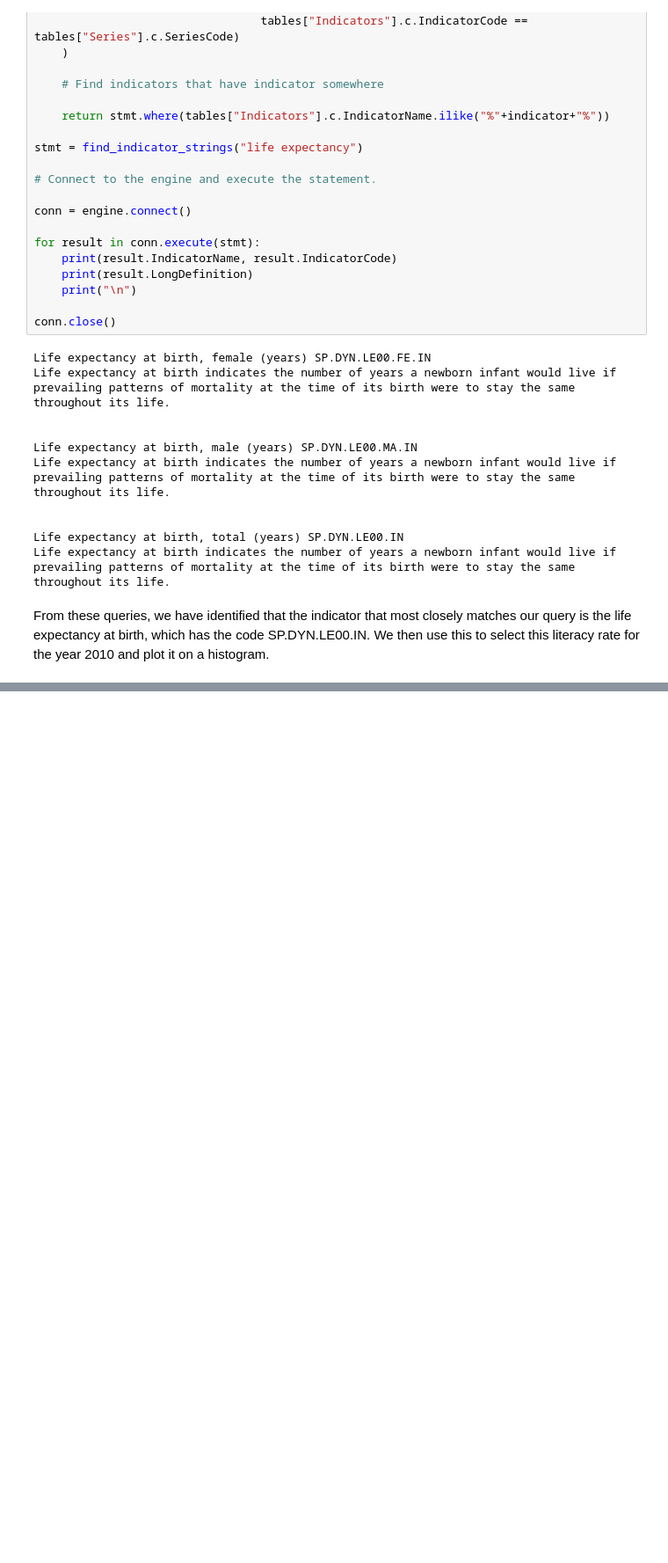
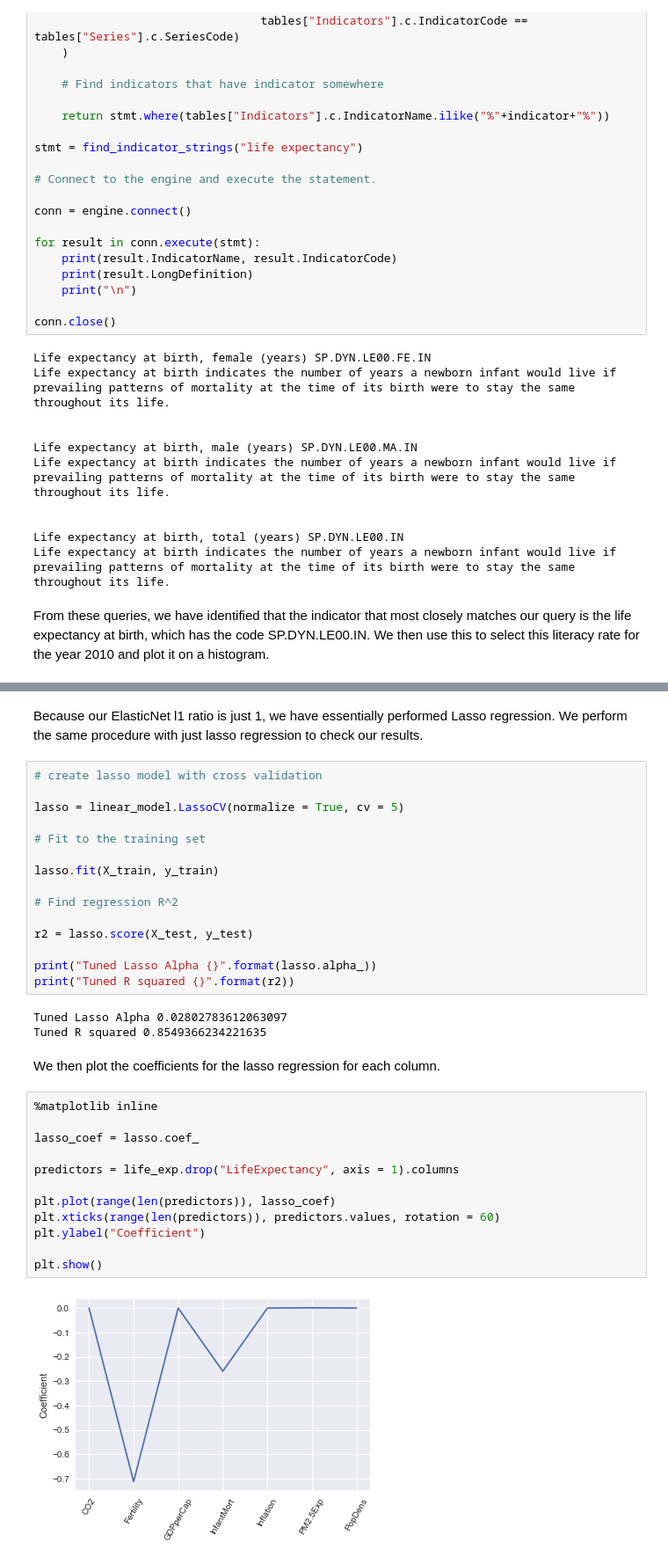
Before and after one commit to aawiegel/World-Dev-Indicators, a Jupyter notebook: WorldDevLifeExpectancy.ipynb, the cells around one changed output, grey strips where cells are left out. Shown: that part at 88% size. Drawn from its saved outputs; the diff is of its cells as text; blank space fills up the shorter version.

```diff
--- a/WorldDevLifeExpectancy.ipynb
+++ b/WorldDevLifeExpectancy.ipynb
@@ -264,0 +308,36 @@ Certainly, each variable is highly correlated with itself. However, it seems PM2
+# %% [markdown]
+Because our ElasticNet l1 ratio is just 1, we have essentially performed Lasso regression. We perform the same procedure with just lasso regression to check our results.
+# %%
+# create lasso model with cross validation
+
+lasso = linear_model.LassoCV(normalize = True, cv = 5)
+
+# Fit to the training set
+
+lasso.fit(X_train, y_train)
+
+# Find regression R^2
+
+r2 = lasso.score(X_test, y_test)
+
+print("Tuned Lasso Alpha {}".format(lasso.alpha_))
+print("Tuned R squared {}".format(r2))
+# %% [output]
+Tuned Lasso Alpha 0.02802783612063097
+Tuned R squared 0.8549366234221635
+# %% [markdown]
+We then plot the coefficients for the lasso regression for each column.
+# %%
+%matplotlib inline
+
+lasso_coef = lasso.coef_
+
+predictors = life_exp.drop("LifeExpectancy", axis = 1).columns
+
+plt.plot(range(len(predictors)), lasso_coef)
+plt.xticks(range(len(predictors)), predictors.values, rotation = 60)
+plt.ylabel("Coefficient")
+
+plt.show()
+# %% [output]
+[figure, added]
```
Also changed, not shown: parts of 11 cells of this notebook.
